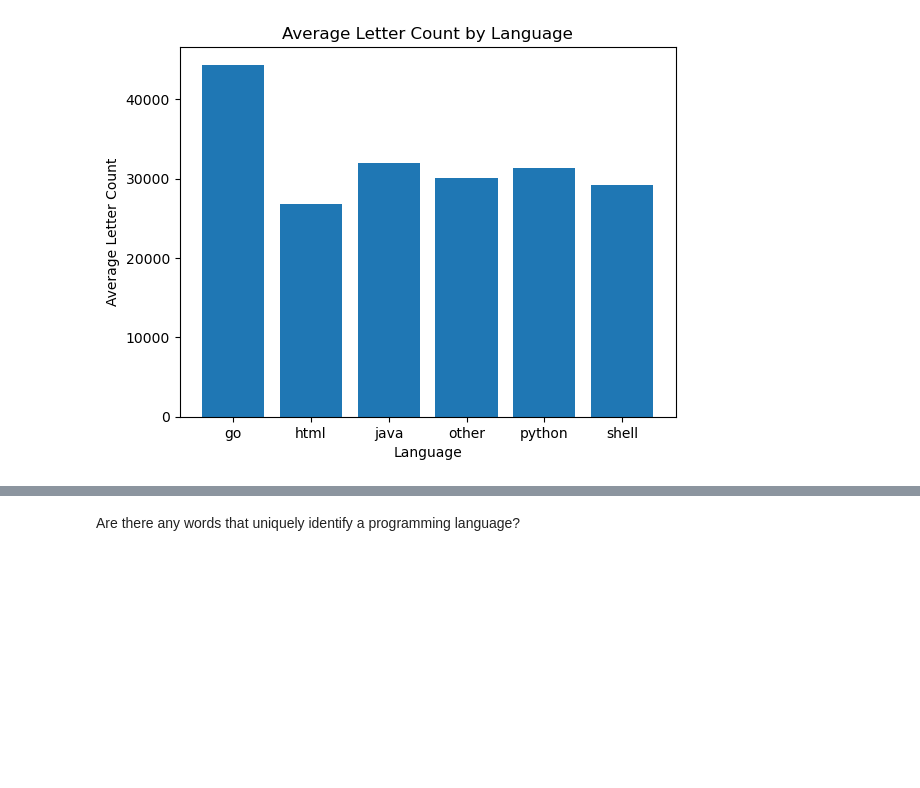
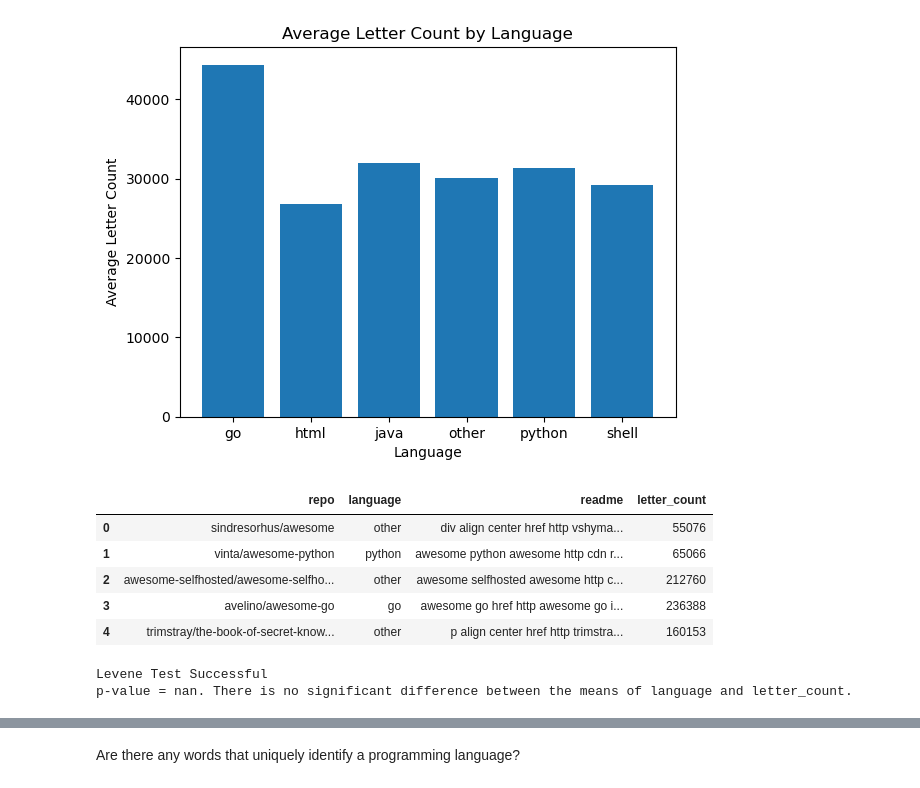
Before and after one commit to projectlanguagepredictor/nlp_launch, a Jupyter notebook: ez_explore.ipynb, the cells around one changed output, grey strips where cells are left out. Cells and saved outputs as stored; diff of their text form; code cells hidden in the pictures; blank space fills up the shorter version.

```diff
--- a/ez_explore.ipynb
+++ b/ez_explore.ipynb
@@ -210,3 +213,17 @@ other     30107.943307
 python    31288.750000
 shell     29183.526316
 [figure]
+# %%
+df.head()
+# %% [output]
+|  | repo | language | readme | letter_count |
+| 0 | sindresorhus/awesome | other | div align center href http vshyma... | 55076 |
+| 1 | vinta/awesome-python | python | awesome python awesome http cdn r... | 65066 |
+| 2 | awesome-selfhosted/awesome-selfho... | other | awesome selfhosted awesome http c... | 212760 |
+| 3 | avelino/awesome-go | go | awesome go href http awesome go i... | 236388 |
+| 4 | trimstray/the-book-of-secret-know... | other | p align center href http trimstra... | 160153 |
+# %%
+sc.compare_categorical_continuous('language', 'letter_count', df)
+# %% [output]
+Levene Test Successful
+p-value = nan. There is no significant difference between the means of language and letter_count.
```
Also changed, not shown: parts of 9 cells of this notebook, 1 other file.
